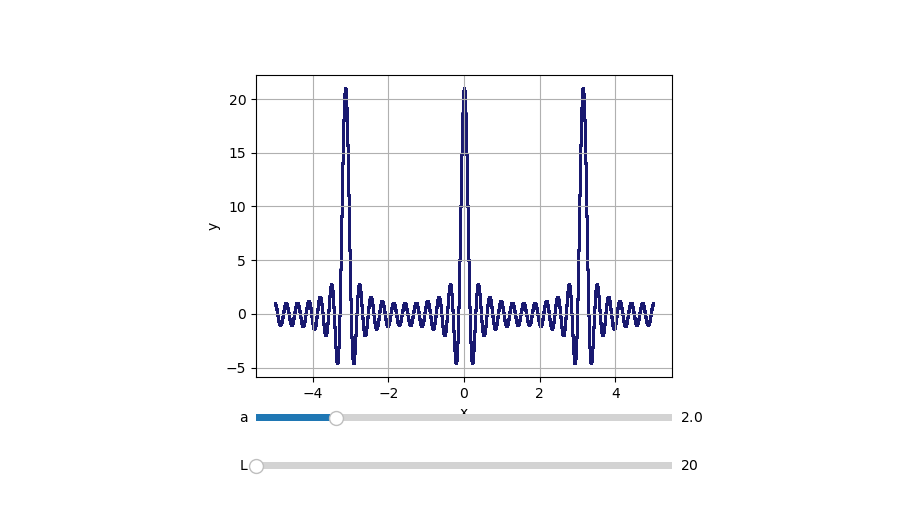
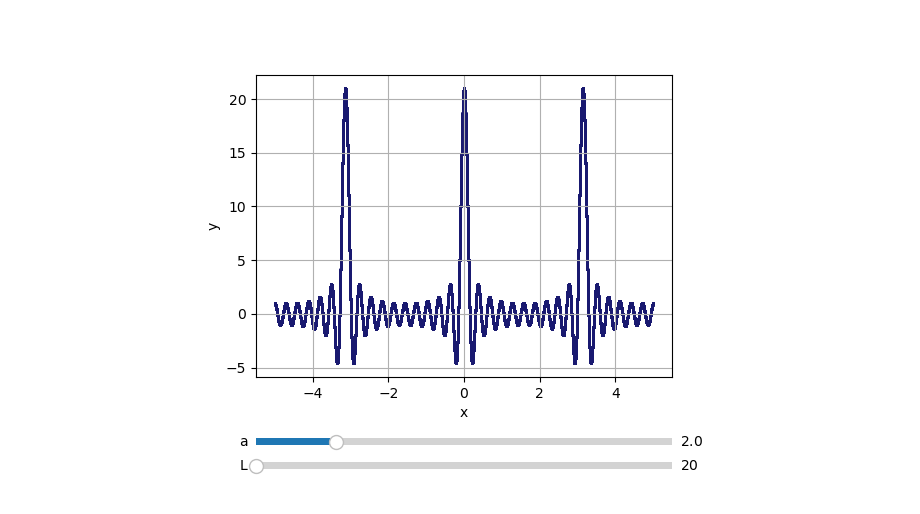
Before and after one commit to JonasOllesch/UniStuff, a Jupyter notebook: FKT/Blatt08/Ex3b.ipynb, the cells around one changed output. Saved outputs shown, nothing was run; the diff lists cells and outputs as text; code cells hidden in the pictures.

```diff
--- a/FKT/Blatt08/Ex3b.ipynb
+++ b/FKT/Blatt08/Ex3b.ipynb
@@ -16,10 +14,10 @@ quad(func, np.pi, 1000, args=(2,1000))
 def func(q, a, L):
     return np.sin((q*a/2)*(L+1))/np.sin(q*a/2)
 
-L = 20
-a = 2
+L = 13
+a = 1
 
-x = np.linspace(0, 20 , 1000000)
+x = np.linspace(0, 6*np.pi , 1000000)
 y = func(x, a, L)
 plt.scatter(x,y, color = 'midnightblue', s=1)
 plt.xlabel('x')
@@ -39,32 +39,32 @@ fig, ax = plt.subplots()
 plt.subplots_adjust(left=0.25, bottom=0.25)  # Adjust plot to fit sliders
 
 # Generate x data
 x = np.linspace(-5, 5, 1000000)  # Avoid division by zero
 y = func(x, a_init, L_init)
 sc = ax.scatter(x, y, color='midnightblue', s=1)
 
 # Add labels, grid
 ax.set_xlabel('x')
 ax.set_ylabel('y')
 ax.grid()
 
 # Create sliders for a and L
-ax_a = plt.axes([0.25, 0.15, 0.65, 0.03])  # x-position, y-position, width, height
+ax_a = plt.axes([0.25, 0.10, 0.65, 0.03])  # x-position, y-position, width, height
 ax_L = plt.axes([0.25, 0.05, 0.65, 0.03])
 slider_a = Slider(ax_a, 'a', 0.1, 10.0, valinit=a_init, valstep=0.1)
 slider_L = Slider(ax_L, 'L', 1, 100000, valinit=L_init, valstep=1)
 
 # Update function for sliders
 def update(val):
     a = slider_a.val
     L = slider_L.val
     y = func(x, a, L)
     sc.set_offsets(np.c_[x, y])  # Update scatter plot data
     fig.canvas.draw_idle()
 
 # Connect sliders to update function
 slider_a.on_changed(update)
 slider_L.on_changed(update)
 plt.show()
 # %% [output]
-[figure, old version]
+[figure, new version]
```
Also changed, not shown: parts of 2 cells of this notebook.
